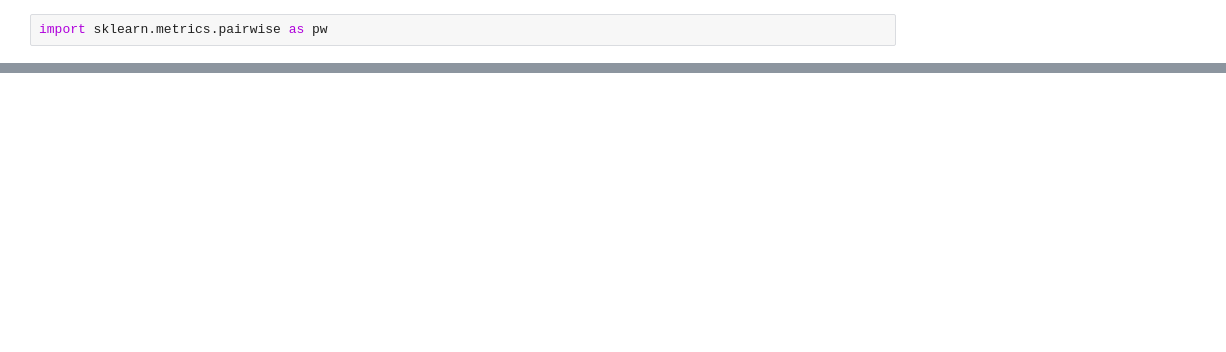
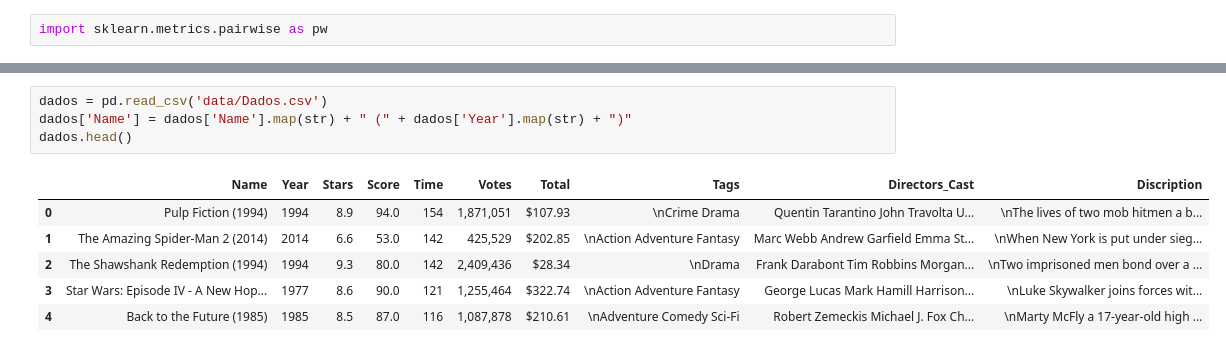
Before and after one commit to Vinigirao/projeto_aplicado_3, a Jupyter notebook: eda.ipynb, the cells around one changed output, grey strips where cells are left out. Drawn from its saved outputs; the diff is of its cells as text; blank space fills up the shorter version.

```diff
--- a/eda.ipynb
+++ b/eda.ipynb
@@ -163,0 +202,11 @@ recomenda.head(10)
+# %%
+dados = pd.read_csv('data/Dados.csv')
+dados['Name'] = dados['Name'].map(str) + " (" + dados['Year'].map(str) + ")"
+dados.head()
+# %% [output]
+|  | Name | Year | Stars | Score | Time | Votes | Total | Tags | Directors_Cast | Discription |
+| 0 | Pulp Fiction (1994) | 1994 | 8.9 | 94.0 | 154 | 1,871,051 | $107.93 | \nCrime Drama | Quentin Tarantino John Travolta U... | \nThe lives of two mob hitmen a b... |
+| 1 | The Amazing Spider-Man 2 (2014) | 2014 | 6.6 | 53.0 | 142 | 425,529 | $202.85 | \nAction Adventure Fantasy | Marc Webb Andrew Garfield Emma St... | \nWhen New York is put under sieg... |
+| 2 | The Shawshank Redemption (1994) | 1994 | 9.3 | 80.0 | 142 | 2,409,436 | $28.34 | \nDrama | Frank Darabont Tim Robbins Morgan... | \nTwo imprisoned men bond over a ... |
+| 3 | Star Wars: Episode IV - A New Hop... | 1977 | 8.6 | 90.0 | 121 | 1,255,464 | $322.74 | \nAction Adventure Fantasy | George Lucas Mark Hamill Harrison... | \nLuke Skywalker joins forces wit... |
+| 4 | Back to the Future (1985) | 1985 | 8.5 | 87.0 | 116 | 1,087,878 | $210.61 | \nAdventure Comedy Sci-Fi | Robert Zemeckis Michael J. Fox Ch... | \nMarty McFly a 17-year-old high ... |
```
Also changed, not shown: parts of 52 cells of this notebook.
